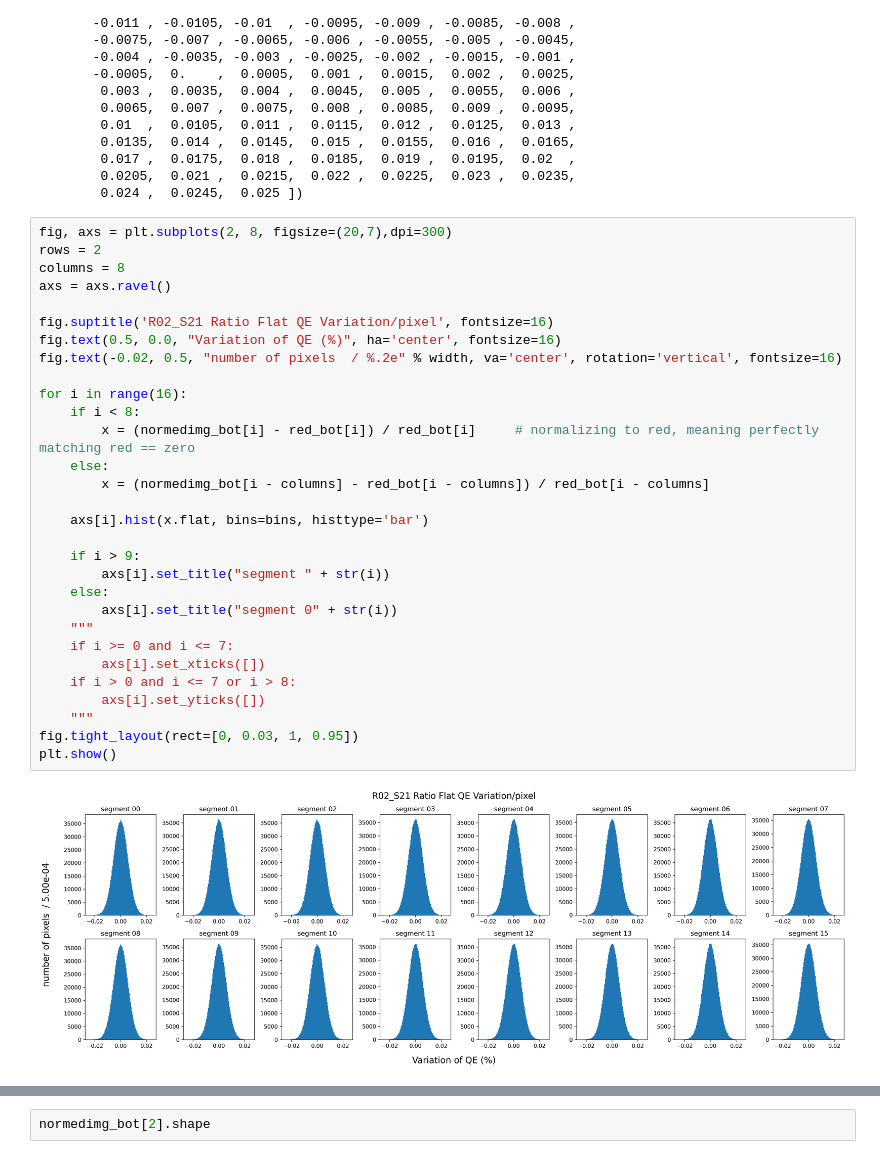
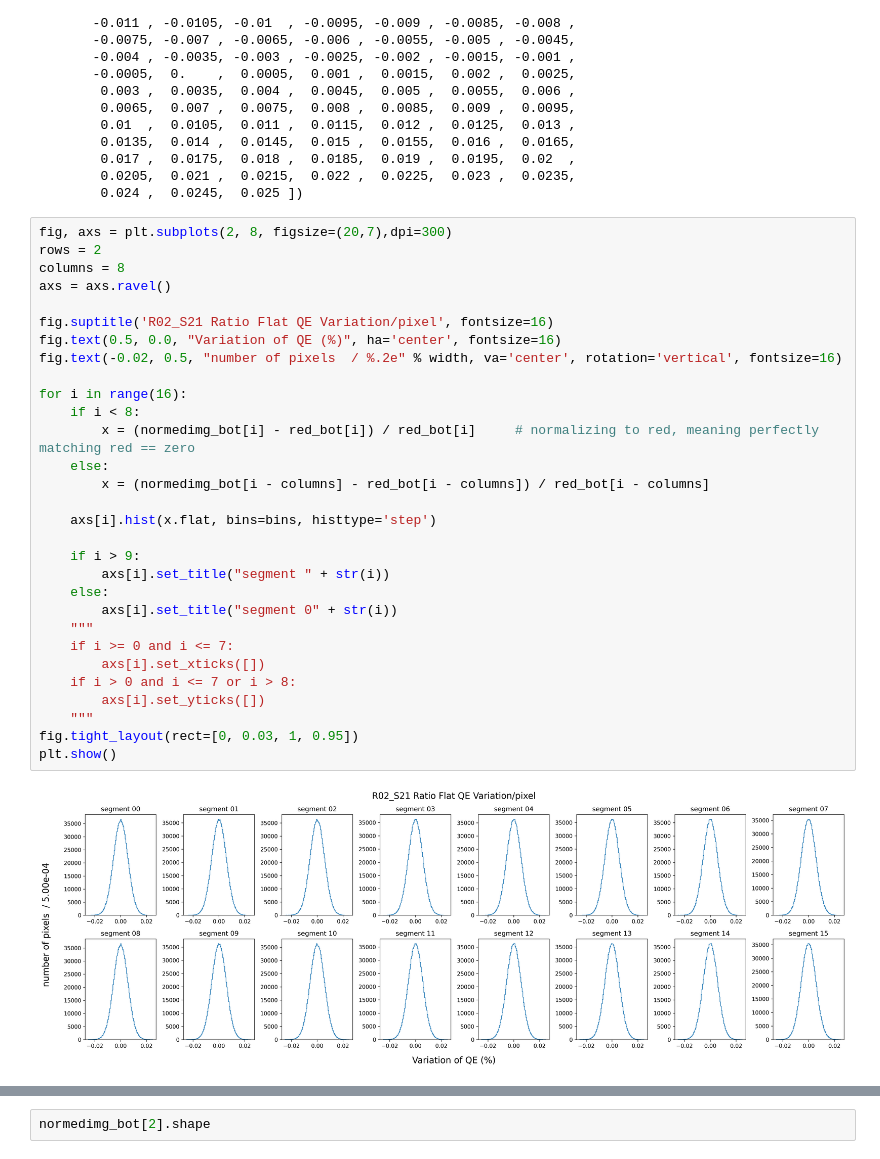
Before and after one commit to youtsumi/summer_research_2020, a Jupyter notebook: RED_full_sensor_flat.ipynb, the cells around one changed output, grey strips where cells are left out. Saved outputs shown, nothing was run; the diff lists cells and outputs as text.

```diff
--- a/RED_full_sensor_flat.ipynb
+++ b/RED_full_sensor_flat.ipynb
@@ -348,35 +348,35 @@ array([-0.025 , -0.0245, -0.024 , -0.0235, -0.023 , -0.0225, -0.022 ,
 # %%
 fig, axs = plt.subplots(2, 8, figsize=(20,7),dpi=300)
 rows = 2
 columns = 8
 axs = axs.ravel()
 
 fig.suptitle('R02_S21 Ratio Flat QE Variation/pixel', fontsize=16)
 fig.text(0.5, 0.0, "Variation of QE (%)", ha='center', fontsize=16)
 fig.text(-0.02, 0.5, "number of pixels  / %.2e" % width, va='center', rotation='vertical', fontsize=16)
 
 for i in range(16):
     if i < 8:
         x = (normedimg_bot[i] - red_bot[i]) / red_bot[i]     # normalizing to red, meaning perfectly matching red == zero
     else:
         x = (normedimg_bot[i - columns] - red_bot[i - columns]) / red_bot[i - columns]
 
-    axs[i].hist(x.flat, bins=bins, histtype='bar')
+    axs[i].hist(x.flat, bins=bins, histtype='step')
 
     if i > 9:
         axs[i].set_title("segment " + str(i))
     else:
         axs[i].set_title("segment 0" + str(i))
     """
     if i >= 0 and i <= 7:
         axs[i].set_xticks([])
     if i > 0 and i <= 7 or i > 8:
         axs[i].set_yticks([])
     """
 fig.tight_layout(rect=[0, 0.03, 1, 0.95])
 plt.show()
 # %% [output]
-[figure, old version]
+[figure, new version]
 # %%
 # Histogram of the value of each pixel in the top row, 3rd sensor from the left of the ratio plot (SO SEGMENT 05)
 # x-axis: value (QE)
```
Also changed, not shown: parts of 2 cells of this notebook.
